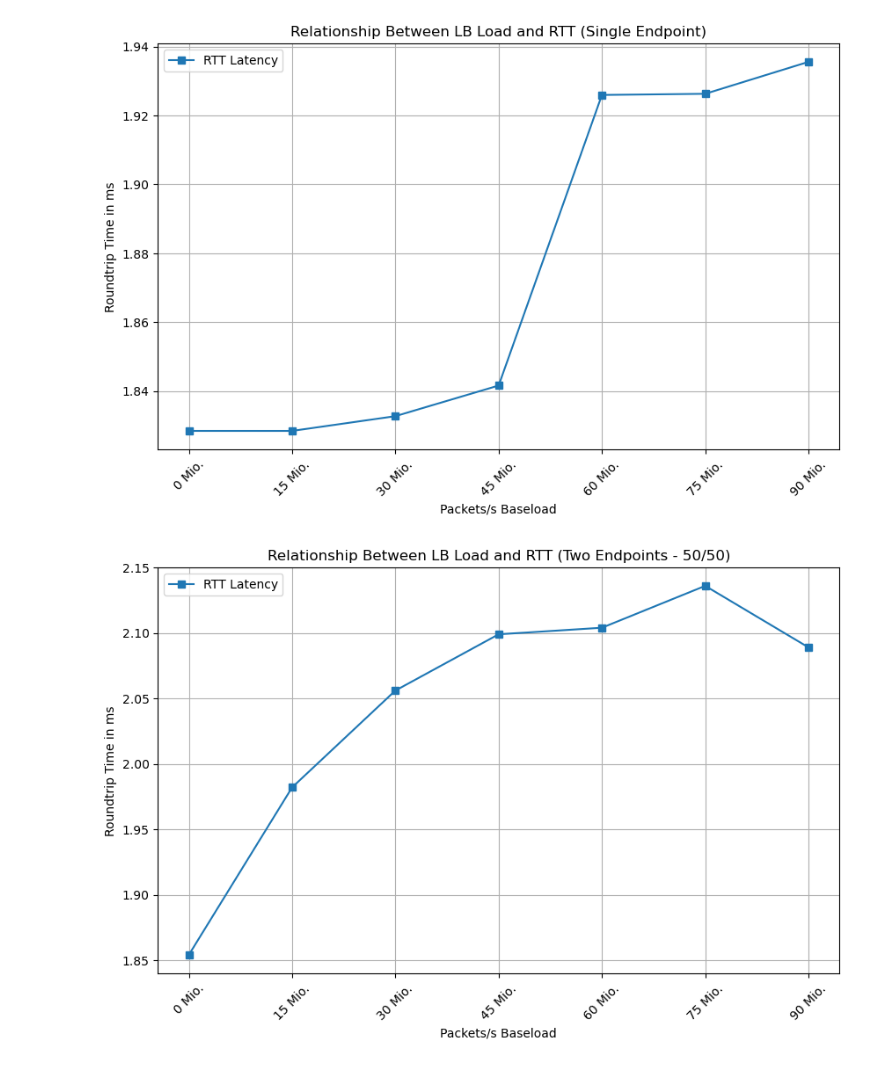
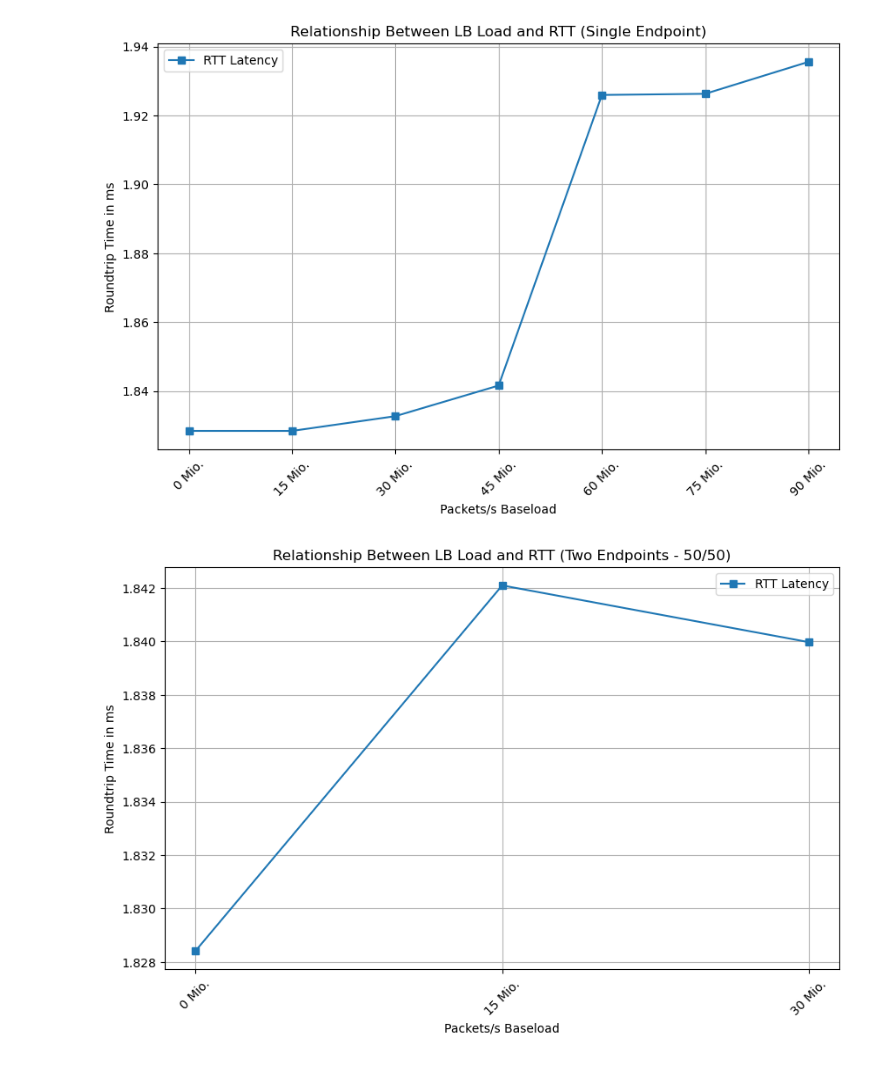
Before and after one commit to gespel/Bachelorarbeit, a Jupyter notebook: notebooks/latency.ipynb, the cells around one changed output. Cells and saved outputs as stored; diff of their text form; code cells hidden in the pictures.

```diff
--- a/notebooks/latency.ipynb
+++ b/notebooks/latency.ipynb
@@ -62,16 +62,17 @@ plt.show()
 # %%
 import matplotlib.pyplot as plt
 
-x = [0, 15000000, 30000000, 45000000, 60000000, 75000000, 90000000]
-y = []
+#x = [0, 15000000, 30000000, 45000000, 60000000, 75000000, 90000000]
+x = [0, 15000000, 30000000]
+y = [1.828419, 1.842099, 1.839976]
 plt.figure(figsize=(10, 6))
+plt.grid(True)
 plt.plot(x, y, "-s", label="RTT Latency")
 plt.title("Relationship Between LB Load and RTT (Two Endpoints - 50/50)")
 plt.xlabel("Packets/s Baseload")
 plt.xticks(x, [str(int(val/1_000_000)) + " Mio." for val in x], rotation=45)
 plt.ylabel("Roundtrip Time in ms")
 plt.legend()
-plt.grid(True)
 plt.show()
 # %% [output]
-[figure, old version]
+[figure, new version]
```
